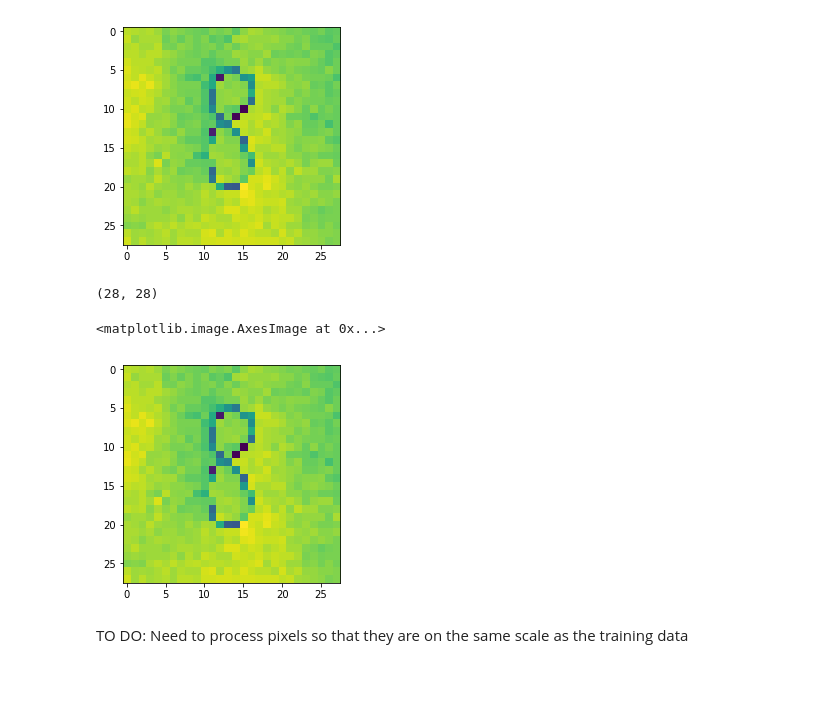
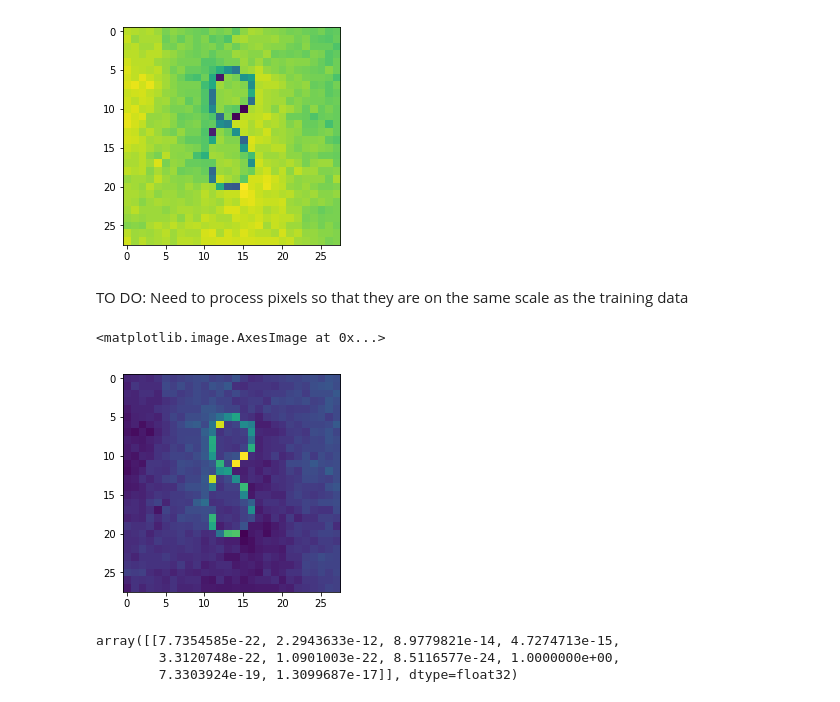
Before and after one commit to baldpanda/mnist, a Jupyter notebook: mnist.ipynb, the cells around one changed output. Drawn from its saved outputs; the diff is of its cells as text; code cells hidden in the pictures.

```diff
--- a/mnist.ipynb
+++ b/mnist.ipynb
@@ -269,9 +271,0 @@ np_fig_eight_greyscale = np.array(fig_eight_greyscale)
-# %%
-np_fig_eight_greyscale.shape
-# %% [output]
-(28, 28)
-# %%
-plt.imshow(np_fig_eight_greyscale)
-# %% [output]
-<matplotlib.image.AxesImage at 0x...>
-[figure, removed]
@@ -278,2 +275,15 @@ plt.imshow(np_fig_eight_greyscale)
 # %% [markdown]
 TO DO: Need to process pixels so that they are on the same scale as the training data
+# %%
+plt.imshow(255 - np_fig_eight_greyscale)
+# %% [output]
+<matplotlib.image.AxesImage at 0x...>
+[figure, added]
+# %%
+np_fig_seven = np_fig_seven / 255.0
+np_fig_seven = np_fig_seven.reshape(1, 28, 28, 1)
+cnn_model.predict(np_fig_seven)
+# %% [output]
+array([[7.7354585e-22, 2.2943633e-12, 8.9779821e-14, 4.7274713e-15,
+        3.3120748e-22, 1.0901003e-22, 8.5116577e-24, 1.0000000e+00,
+        7.3303924e-19, 1.3099687e-17]], dtype=float32)
```
Also changed, not shown: parts of 13 cells of this notebook.
